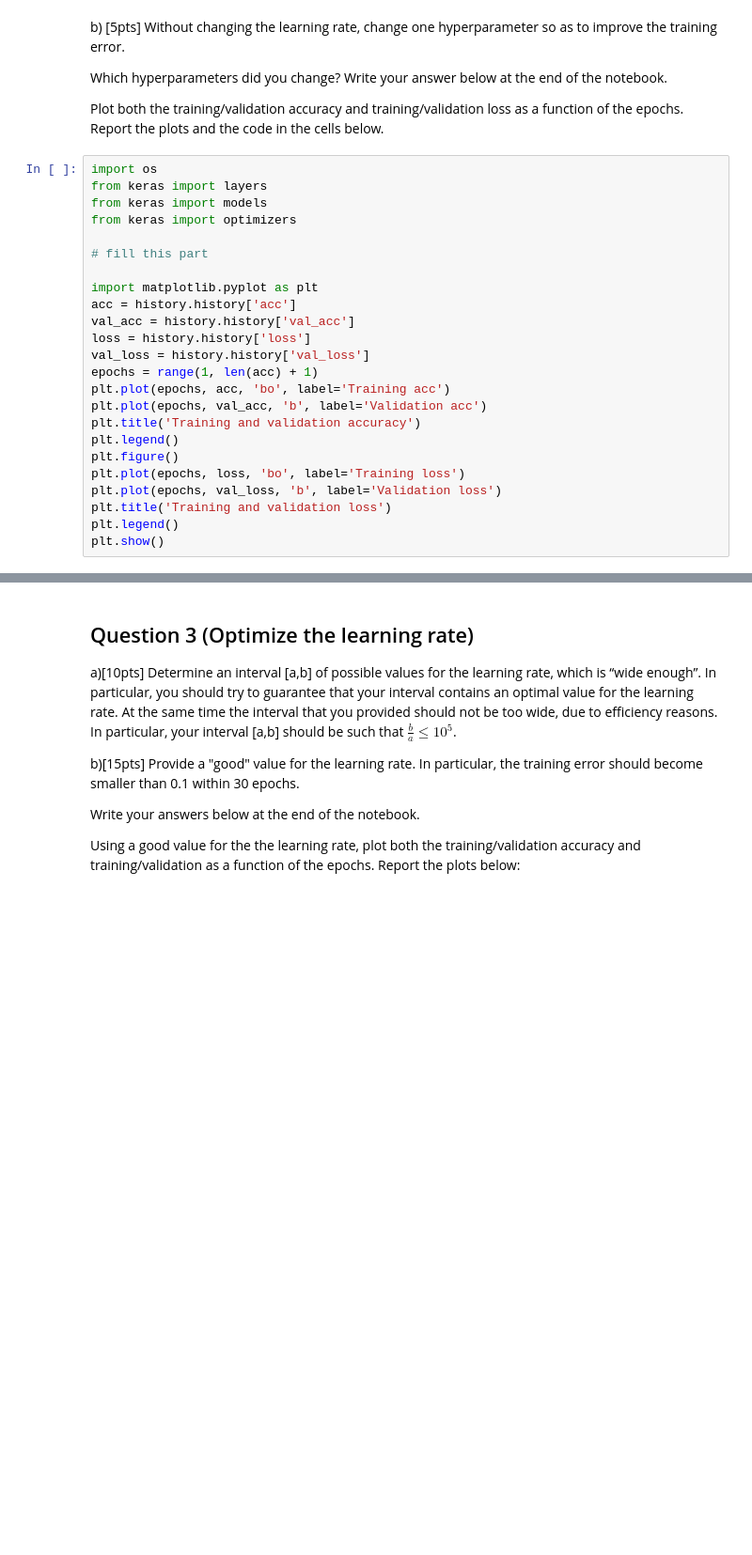
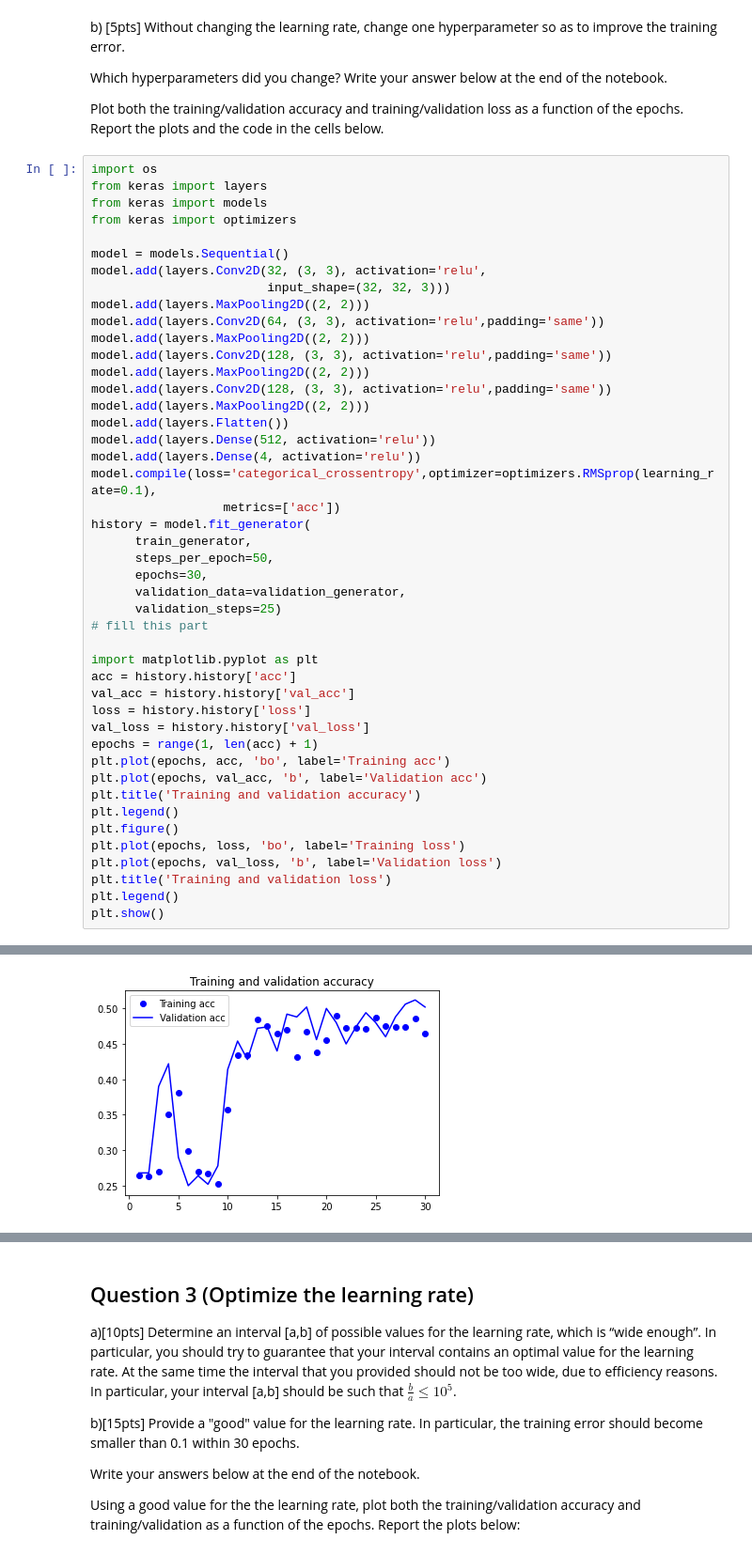
Before and after one commit to TheYankkk/DeepLearning_assignment, a Jupyter notebook: skeletonAssignment1.ipynb, the cells around one changed output, grey strips where cells are left out. Shown at 94% size. Drawn from its saved outputs; the diff is of its cells as text; blank space fills up the shorter version.

```diff
--- a/skeletonAssignment1.ipynb
+++ b/skeletonAssignment1.ipynb
@@ -166,6 +186,27 @@ from keras import layers
 from keras import models
 from keras import optimizers
 
+model = models.Sequential()
+model.add(layers.Conv2D(32, (3, 3), activation='relu',
+                        input_shape=(32, 32, 3)))
+model.add(layers.MaxPooling2D((2, 2)))
+model.add(layers.Conv2D(64, (3, 3), activation='relu',padding='same'))
+model.add(layers.MaxPooling2D((2, 2)))
+model.add(layers.Conv2D(128, (3, 3), activation='relu',padding='same'))
+model.add(layers.MaxPooling2D((2, 2)))
+model.add(layers.Conv2D(128, (3, 3), activation='relu',padding='same'))
+model.add(layers.MaxPooling2D((2, 2)))
+model.add(layers.Flatten())
+model.add(layers.Dense(512, activation='relu'))
+model.add(layers.Dense(4, activation='relu'))
+model.compile(loss='categorical_crossentropy',optimizer=optimizers.RMSprop(learning_rate=0.1),
+                  metrics=['acc'])
+history = model.fit_generator(
+      train_generator,
+      steps_per_epoch=50,
+      epochs=30,
+      validation_data=validation_generator,
+      validation_steps=25)
 # fill this part
 
 import matplotlib.pyplot as plt
@@ -184,3 +225,4 @@ plt.plot(epochs, val_loss, 'b', label='Validation loss')
 plt.title('Training and validation loss')
 plt.legend()
 plt.show()
+# %% [output]
@@ -186,0 +246 @@ plt.show()
+[figure, added]
```
Also changed, not shown: parts of 2 cells of this notebook.
